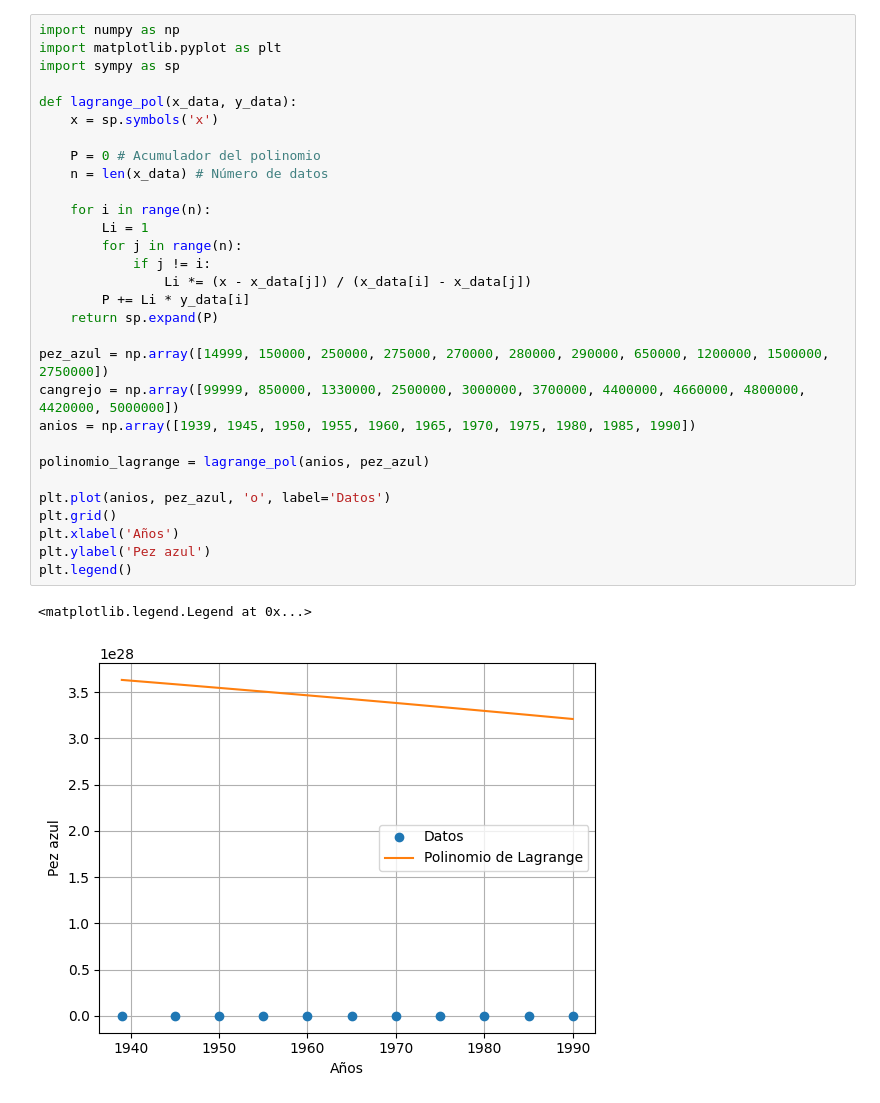
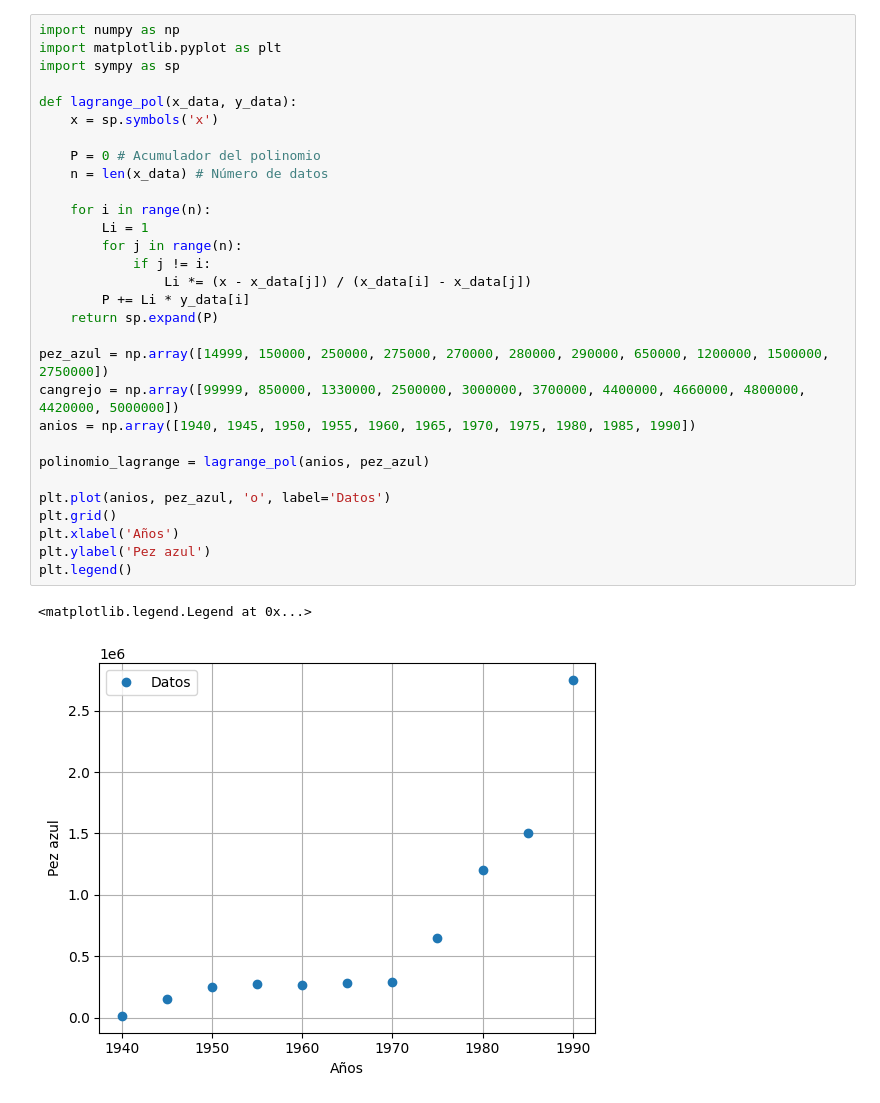
Before and after one commit to justjaaara/semestre_v, a Jupyter notebook: Analisis_numerico/escala de potencias/ejemplo.ipynb, the cells around one changed output. Saved outputs shown, nothing was run; the diff lists cells and outputs as text.

```diff
--- a/Analisis_numerico/escala de potencias/ejemplo.ipynb
+++ b/Analisis_numerico/escala de potencias/ejemplo.ipynb
@@ -4,35 +4,35 @@
 import numpy as np
 import matplotlib.pyplot as plt
 import sympy as sp
 
 def lagrange_pol(x_data, y_data):
     x = sp.symbols('x')
 
     P = 0 # Acumulador del polinomio
     n = len(x_data) # Número de datos
 
     for i in range(n):
         Li = 1
         for j in range(n):
             if j != i:
                 Li *= (x - x_data[j]) / (x_data[i] - x_data[j])
         P += Li * y_data[i]
     return sp.expand(P)
 
 pez_azul = np.array([14999, 150000, 250000, 275000, 270000, 280000, 290000, 650000, 1200000, 1500000, 2750000])
 cangrejo = np.array([99999, 850000, 1330000, 2500000, 3000000, 3700000, 4400000, 4660000, 4800000, 4420000, 5000000])
-anios = np.array([1939, 1945, 1950, 1955, 1960, 1965, 1970, 1975, 1980, 1985, 1990])
+anios = np.array([1940, 1945, 1950, 1955, 1960, 1965, 1970, 1975, 1980, 1985, 1990])
 
 polinomio_lagrange = lagrange_pol(anios, pez_azul)
 
 plt.plot(anios, pez_azul, 'o', label='Datos')
 plt.grid()
 plt.xlabel('Años')
 plt.ylabel('Pez azul')
 plt.legend()
 # %% [output]
 <matplotlib.legend.Legend at 0x...>
-[figure, old version]
+[figure, new version]
 # %%
 import numpy as np
 import matplotlib.pyplot as plt
```
Also changed, not shown: parts of 5 cells of this notebook, 3 other files.
